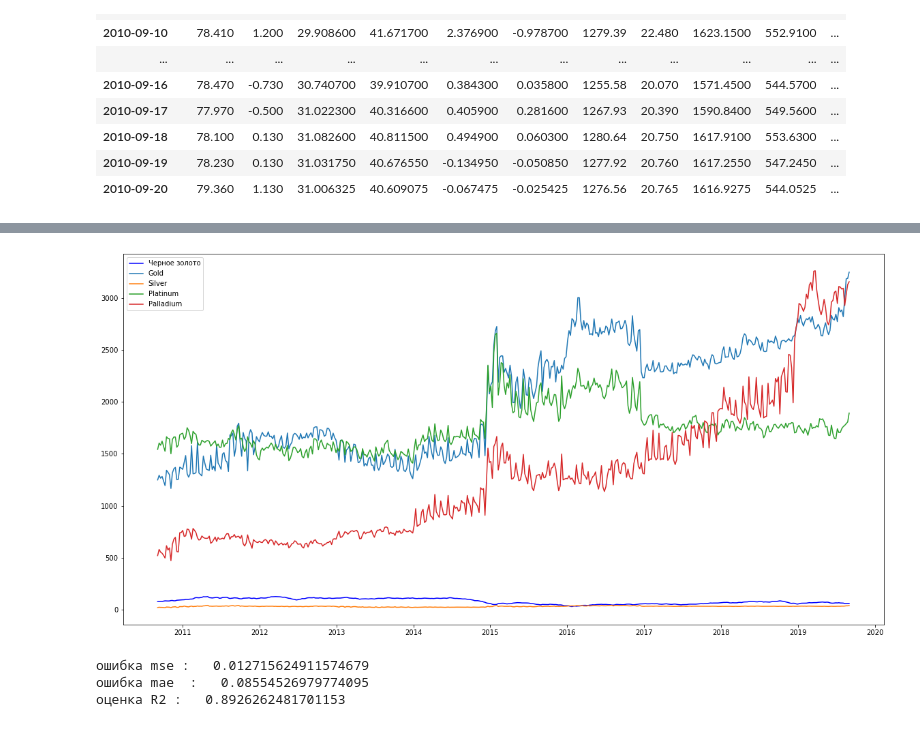
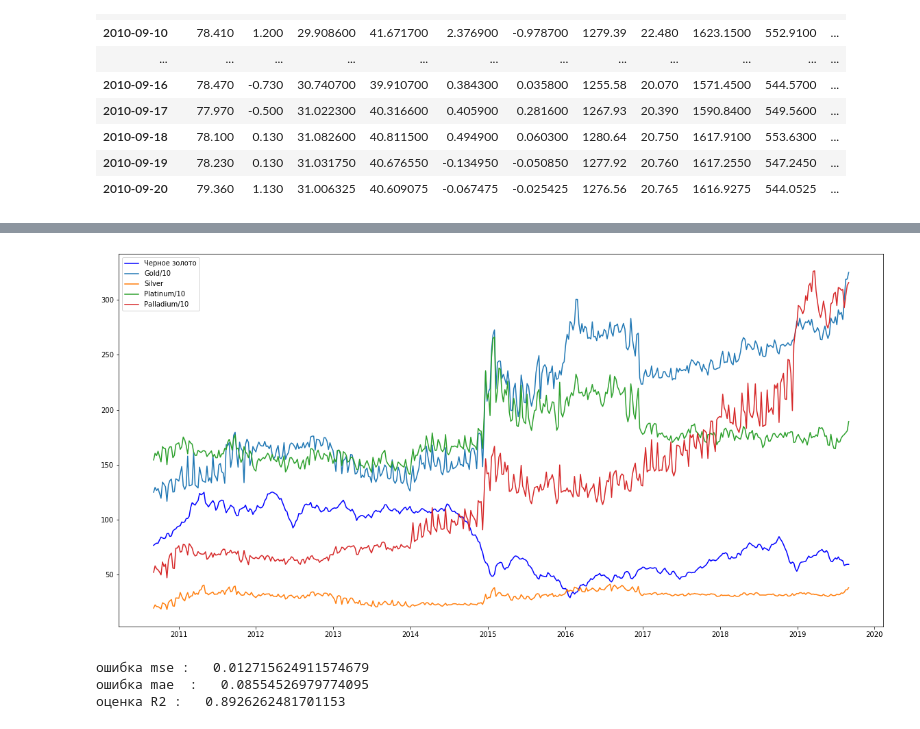
Before and after one commit to Aleksei741/Python_Lesson, a Jupyter notebook: Машинное обучение в бизнесе/Lesson_5/HomeWork_5.ipynb, the cells around one changed output, grey strips where cells are left out. Cells and saved outputs as stored; diff of their text form; code cells hidden in the pictures.

```diff
--- a/Машинное обучение в бизнесе/Lesson_5/HomeWork_5.ipynb
+++ b/Машинное обучение в бизнесе/Lesson_5/HomeWork_5.ipynb
@@ -622,14 +622,14 @@ brent_drag_w.head()
 # %%
 plt.figure(figsize =(20,10))
 plt.plot(brent_drag_w.index, brent_drag_w['Значение'], 'b', label='Черное золото' )
-plt.plot(brent_drag_w.index, brent_drag_w['Gold'], label='Gold' )
+plt.plot(brent_drag_w.index, brent_drag_w['Gold']/10, label='Gold/10' )
 plt.plot(brent_drag_w.index, brent_drag_w['Silver'], label='Silver' )
-plt.plot(brent_drag_w.index, brent_drag_w['Platinum'], label='Platinum' )
-plt.plot(brent_drag_w.index, brent_drag_w['Palladium'], label='Palladium' )
+plt.plot(brent_drag_w.index, brent_drag_w['Platinum']/10, label='Platinum/10' )
+plt.plot(brent_drag_w.index, brent_drag_w['Palladium']/10, label='Palladium/10' )
 plt.legend()
 plt.show()
 # %% [output]
-[figure, old version]
+[figure, new version]
 # %%
 scl_target=StandardScaler()
 
```
